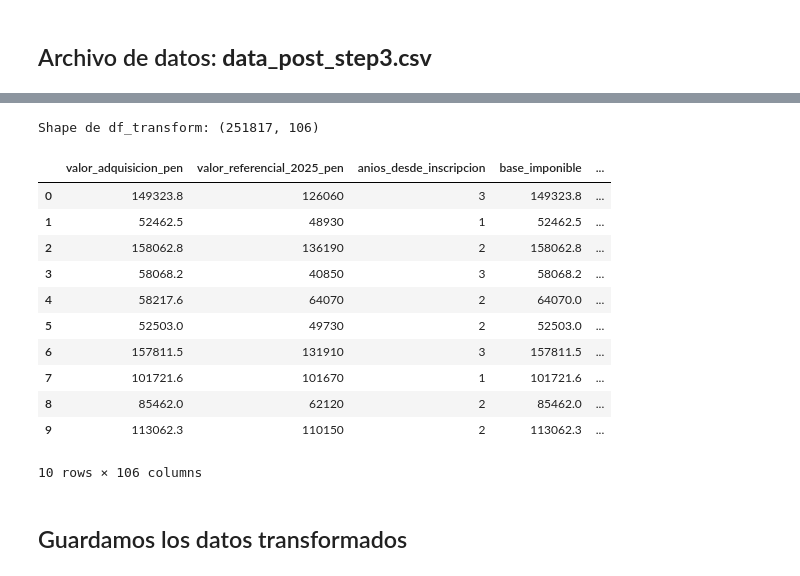
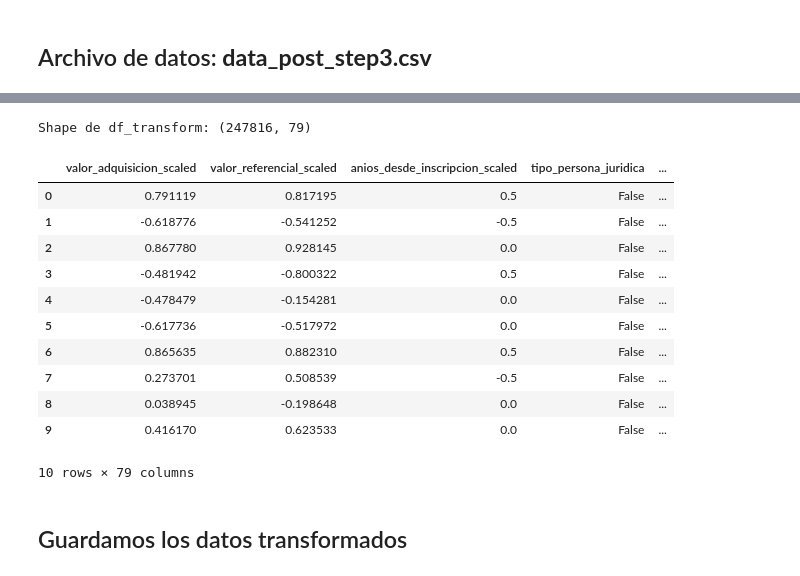
Before and after one commit to andbtr/adatos_ta, a Jupyter notebook: Notebooks/4a_data_transformation.ipynb, the cells around one changed output, grey strips where cells are left out. Drawn from its saved outputs; the diff is of its cells as text; code cells hidden in the pictures.

Commit message:
Preprocesamiento y transformaciones nuevas

```diff
--- a/Notebooks/4a_data_transformation.ipynb
+++ b/Notebooks/4a_data_transformation.ipynb
@@ -224,2 +168,0 @@ df.drop(columns=['marca'], inplace=True)
-# %%
-df.drop(columns=['modelo'], inplace=True)
@@ -252,12 +168,0 @@ df.describe()
-# %%
-import numpy as np
-
-df['valor_adquisicion_log'] = np.log1p(df['valor_adquisicion_pen'])
-df['valor_referencial_log'] = np.log1p(df['valor_referencial_2025_pen'])
-df['base_imponible_log'] = np.log1p(df['base_imponible'])
-# %%
-from sklearn.preprocessing import RobustScaler
-scaler = RobustScaler()
-df[['valor_adquisicion_scaled','valor_referencial_scaled','base_imponible_scaled']] = scaler.fit_transform(
-    df[['valor_adquisicion_log','valor_referencial_log','base_imponible_log']]
-)
@@ -281,5 +168,0 @@ df.head(3)
-# %%
-df['porcentaje_propiedad_cat'] = np.where(df['porcentaje_propiedad'] == 100, '100%', '<100%')
-tipo_propiedad_dummies = pd.get_dummies(df['porcentaje_propiedad_cat'], prefix='propiedad')
-df = pd.concat([df, tipo_propiedad_dummies], axis=1)
-df = df.drop(['porcentaje_propiedad', 'porcentaje_propiedad_cat'], axis=1)
@@ -297,32 +169,32 @@ Name: count, dtype: int64
 # %%
 # Generar dummies para las variables categóricas
-categorical_cols = ['tipo_persona', 'tipo_contribuyente', 'distrito_fiscal', 'clase_vehiculo', 'categoria_vehiculo', 'marca_agrupada']
+categorical_cols = ['tipo_persona', 'tipo_contribuyente', 'distrito_fiscal_agrupado', 'clase_vehiculo', 'categoria_vehiculo', 'marca_agrupada', 'porcentaje_propiedad_cat']
 
 # Crear dummies
 dummies = pd.get_dummies(df[categorical_cols], prefix=categorical_cols)
 
 # Crear df_transform: quitar las columnas categóricas originales y agregar las dummies
 df_transform = pd.concat([
     df.drop(columns=categorical_cols),
     dummies
 ], axis=1)
 
 print(f"Shape de df_transform: {df_transform.shape}")
 df_transform.head(10)
 # %% [output]
-Shape de df_transform: (251817, 106)
+Shape de df_transform: (247816, 79)
-|  | valor_adquisicion_pen | valor_referencial_2025_pen | anios_desde_inscripcion | base_imponible | ... |
-| 0 | 149323.8 | 126060 | 3 | 149323.8 | ... |
-| 1 | 52462.5 | 48930 | 1 | 52462.5 | ... |
-| 2 | 158062.8 | 136190 | 2 | 158062.8 | ... |
-| 3 | 58068.2 | 40850 | 3 | 58068.2 | ... |
-| 4 | 58217.6 | 64070 | 2 | 64070.0 | ... |
-| 5 | 52503.0 | 49730 | 2 | 52503.0 | ... |
-| 6 | 157811.5 | 131910 | 3 | 157811.5 | ... |
-| 7 | 101721.6 | 101670 | 1 | 101721.6 | ... |
-| 8 | 85462.0 | 62120 | 2 | 85462.0 | ... |
-| 9 | 113062.3 | 110150 | 2 | 113062.3 | ... |
+|  | valor_adquisicion_scaled | valor_referencial_scaled | anios_desde_inscripcion_scaled | tipo_persona_juridica | ... |
+| 0 | 0.791119 | 0.817195 | 0.5 | False | ... |
+| 1 | -0.618776 | -0.541252 | -0.5 | False | ... |
+| 2 | 0.867780 | 0.928145 | 0.0 | False | ... |
+| 3 | -0.481942 | -0.800322 | 0.5 | False | ... |
+| 4 | -0.478479 | -0.154281 | 0.0 | False | ... |
+| 5 | -0.617736 | -0.517972 | 0.0 | False | ... |
+| 6 | 0.865635 | 0.882310 | 0.5 | False | ... |
+| 7 | 0.273701 | 0.508539 | -0.5 | False | ... |
+| 8 | 0.038945 | -0.198648 | 0.0 | False | ... |
+| 9 | 0.416170 | 0.623533 | 0.0 | False | ... |
-10 rows × 106 columns
+10 rows × 79 columns
 # %% [markdown]
 ## Guardamos los datos transformados
 # %%
```
Also changed, not shown: parts of 50 cells of this notebook, 2 other files.
